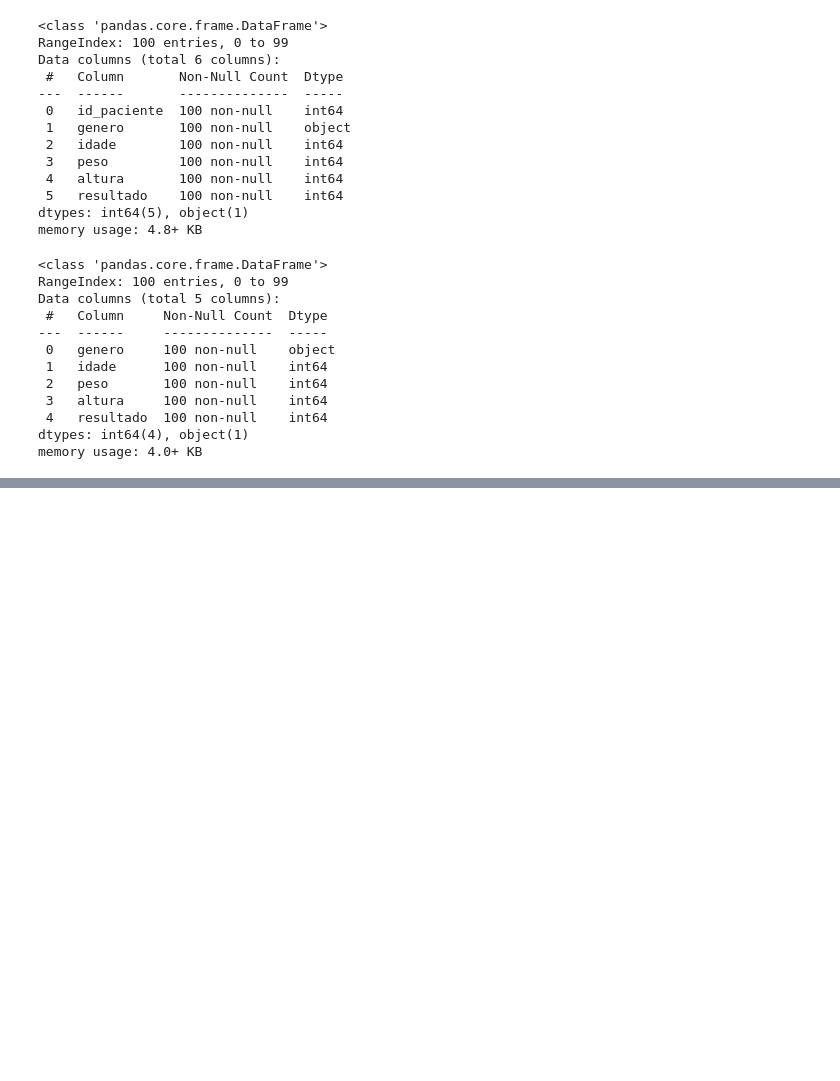
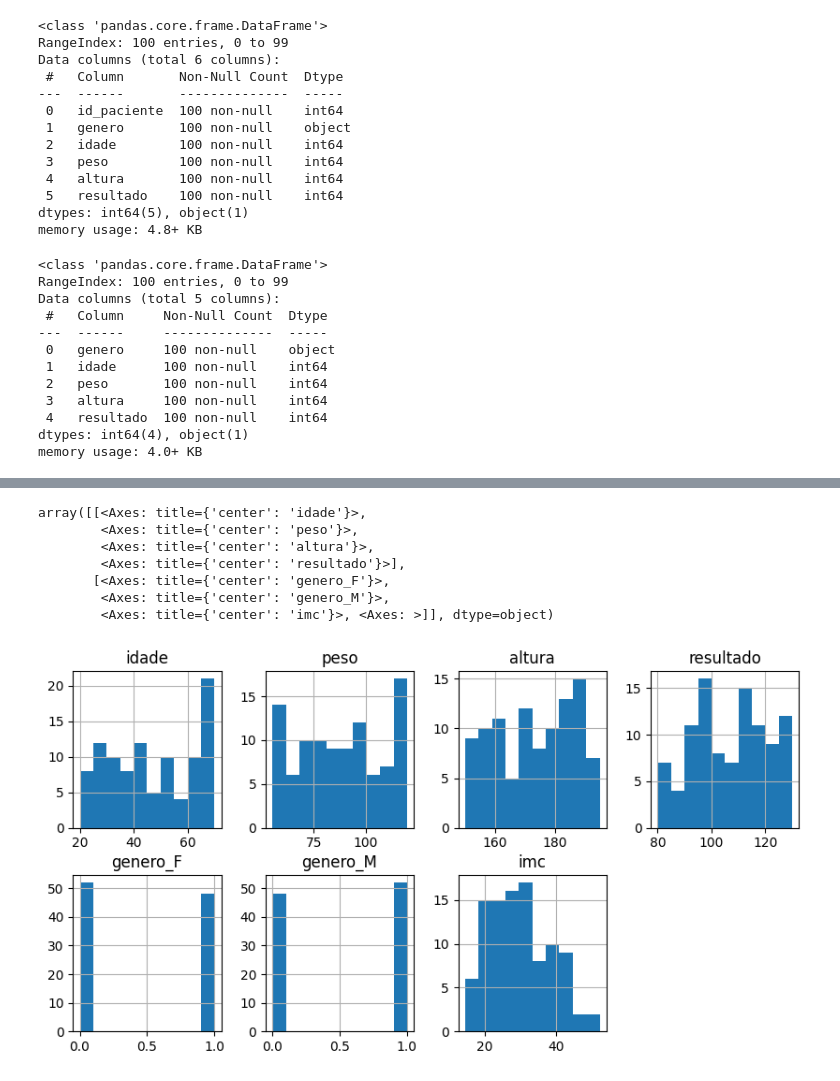
Before and after one commit to lilkirito22/aprendizado_machine_learning, a Jupyter notebook: modelo_diabetes/mode_diabetes.ipynb, the cells around one changed output, grey strips where cells are left out. Cells and saved outputs as stored; diff of their text form; code cells hidden in the pictures; blank space fills up the shorter version.

```diff
--- a/modelo_diabetes/mode_diabetes.ipynb
+++ b/modelo_diabetes/mode_diabetes.ipynb
@@ -61,0 +108,12 @@ memory usage: 4.0+ KB
+# %%
+# Histograma de todas as variaveis
+df_exames.hist(layout=(2,4), figsize=(10,5))
+# %% [output]
+array([[<Axes: title={'center': 'idade'}>,
+        <Axes: title={'center': 'peso'}>,
+        <Axes: title={'center': 'altura'}>,
+        <Axes: title={'center': 'resultado'}>],
+       [<Axes: title={'center': 'genero_F'}>,
+        <Axes: title={'center': 'genero_M'}>,
+        <Axes: title={'center': 'imc'}>, <Axes: >]], dtype=object)
+[figure, added]
```
Also changed, not shown: parts of 30 cells of this notebook, 2 other files.
